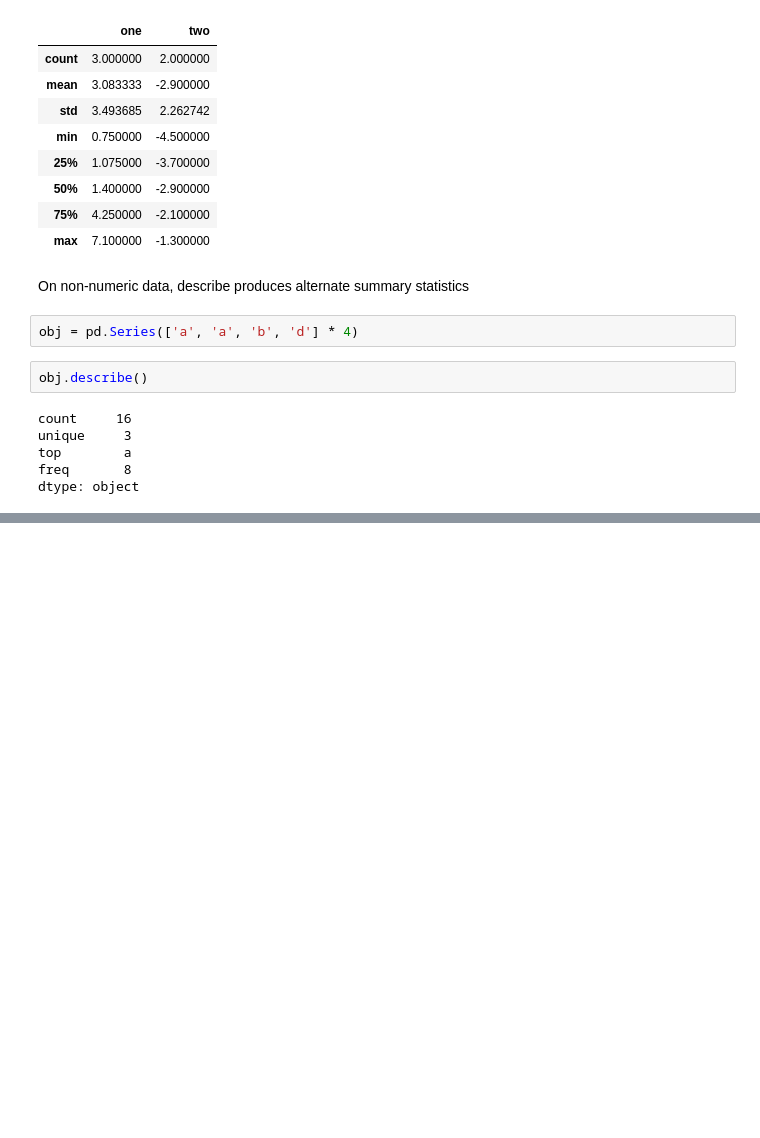
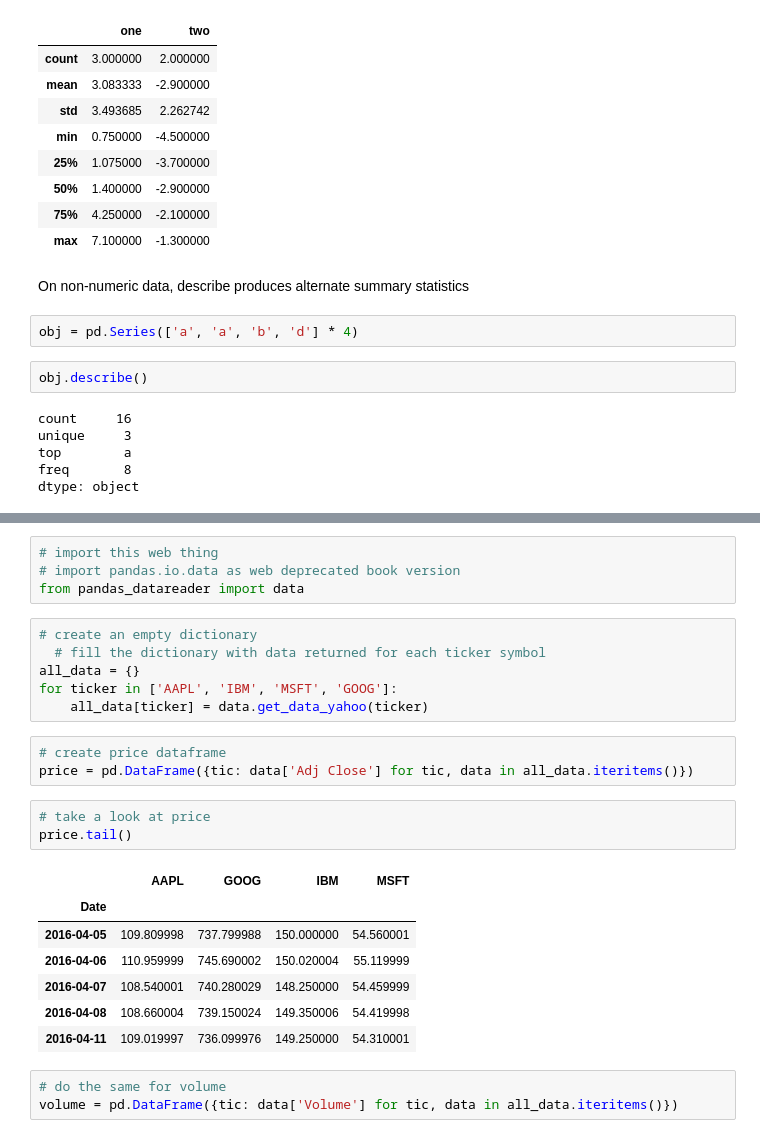
Before and after one commit to rerwin21/python_for_data_analysis, a Jupyter notebook: Chap_5.ipynb, the cells around one changed output, grey strips where cells are left out. Cells and saved outputs as stored; diff of their text form; blank space fills up the shorter version.

```diff
--- a/Chap_5.ipynb
+++ b/Chap_5.ipynb
@@ -1574,0 +1578,27 @@ dtype: object
+# %%
+# import this web thing
+# import pandas.io.data as web deprecated book version
+from pandas_datareader import data
+# %%
+# create an empty dictionary
+  # fill the dictionary with data returned for each ticker symbol
+all_data = {}
+for ticker in ['AAPL', 'IBM', 'MSFT', 'GOOG']:
+    all_data[ticker] = data.get_data_yahoo(ticker)
+# %%
+# create price dataframe
+price = pd.DataFrame({tic: data['Adj Close'] for tic, data in all_data.iteritems()})
+# %%
+# take a look at price
+price.tail()
+# %% [output]
+|  | AAPL | GOOG | IBM | MSFT |
+| Date |  |  |  |  |
+| 2016-04-05 | 109.809998 | 737.799988 | 150.000000 | 54.560001 |
+| 2016-04-06 | 110.959999 | 745.690002 | 150.020004 | 55.119999 |
+| 2016-04-07 | 108.540001 | 740.280029 | 148.250000 | 54.459999 |
+| 2016-04-08 | 108.660004 | 739.150024 | 149.350006 | 54.419998 |
+| 2016-04-11 | 109.019997 | 736.099976 | 149.250000 | 54.310001 |
+# %%
+# do the same for volume
+volume = pd.DataFrame({tic: data['Volume'] for tic, data in all_data.iteritems()})
```
Also changed, not shown: parts of 3 cells of this notebook.
